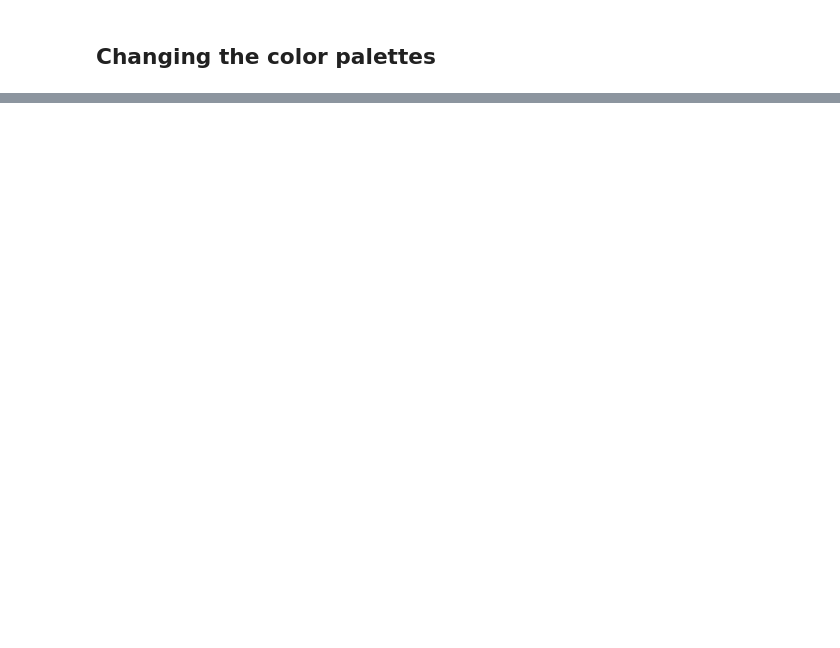
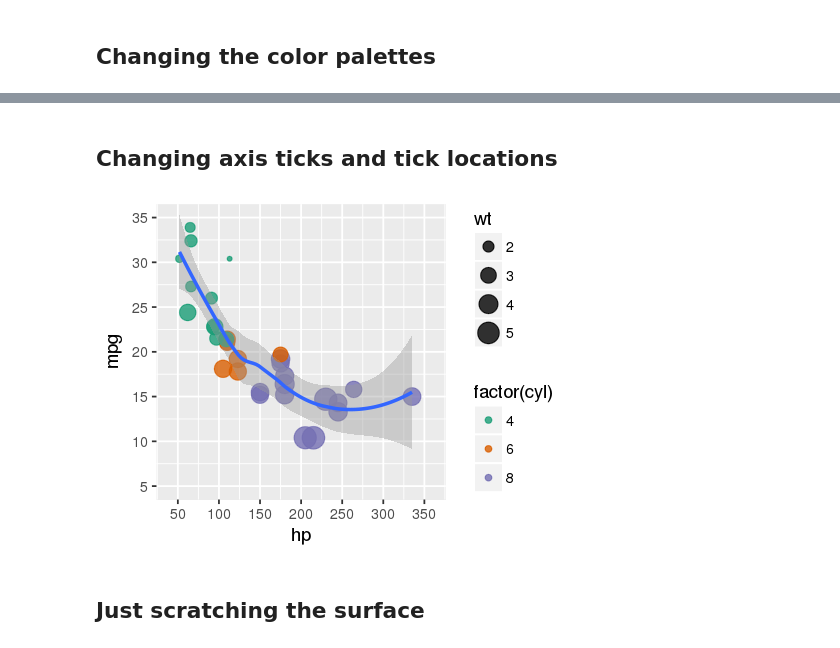
Before and after one commit to sinkovit/Rseries, a Jupyter notebook: ggplot2.ipynb, the cells around one changed output, grey strips where cells are left out. Cells and saved outputs as stored; diff of their text form; code cells hidden in the pictures; blank space fills up the shorter version.

```diff
--- a/ggplot2.ipynb
+++ b/ggplot2.ipynb
@@ -98,0 +164,16 @@ plot(g)
+# %% [markdown]
+## Changing axis ticks and tick locations
+# %%
+g <- ggplot(mtcars, aes(x=hp, y=mpg)) +
+geom_point(aes(size = wt, color = factor(cyl)), alpha=0.8) +
+scale_colour_brewer(palette = "Dark2") +
+geom_smooth(method="loess") +
+coord_cartesian(xlim=c(40,360), ylim=c(5,35)) +
+scale_x_continuous(breaks=seq(0, 350, 50)) +
+scale_y_continuous(breaks=seq(0, 40, 5))
+
+plot(g)
+# %% [output]
+[figure, added]
+# %% [markdown]
+## Just scratching the surface
```
Also changed, not shown: parts of 32 cells of this notebook.
